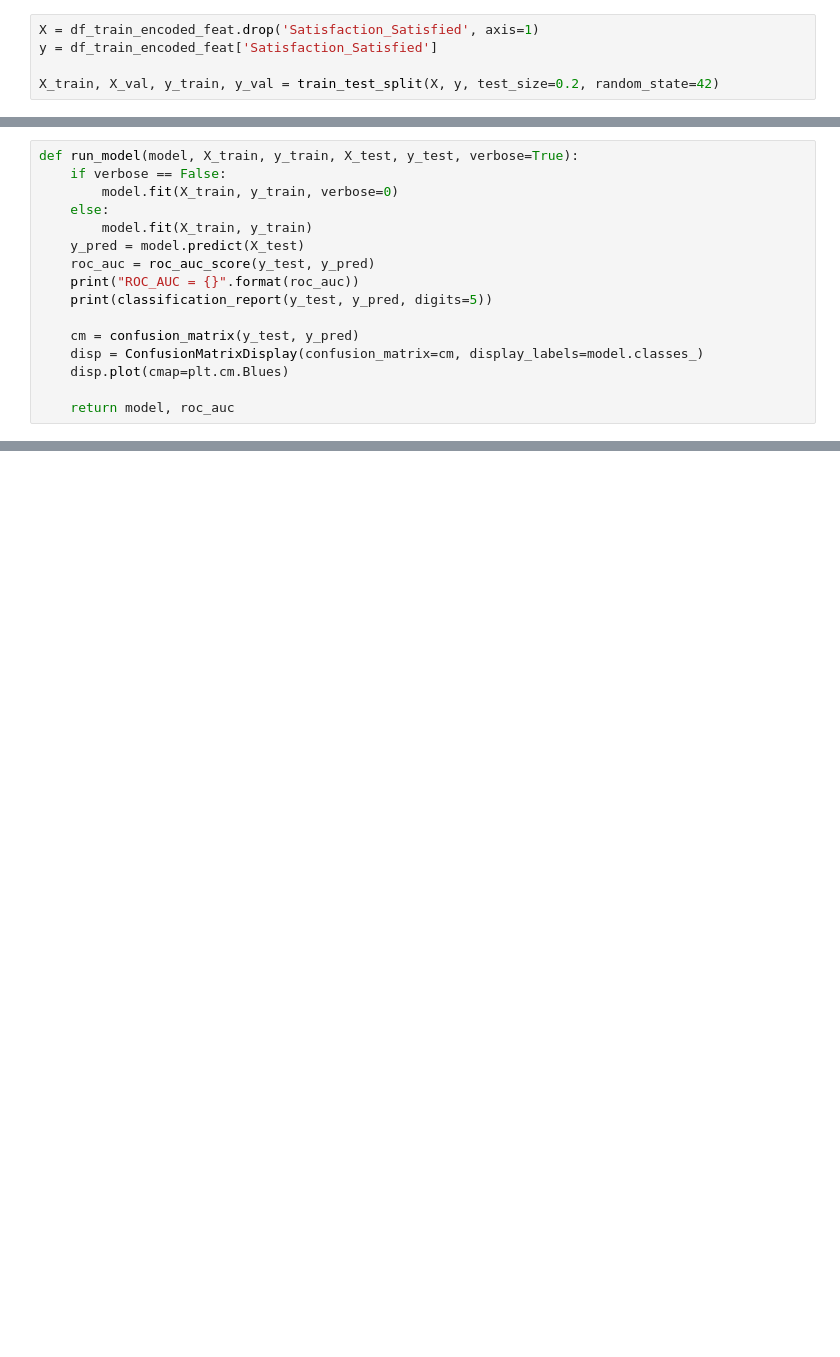
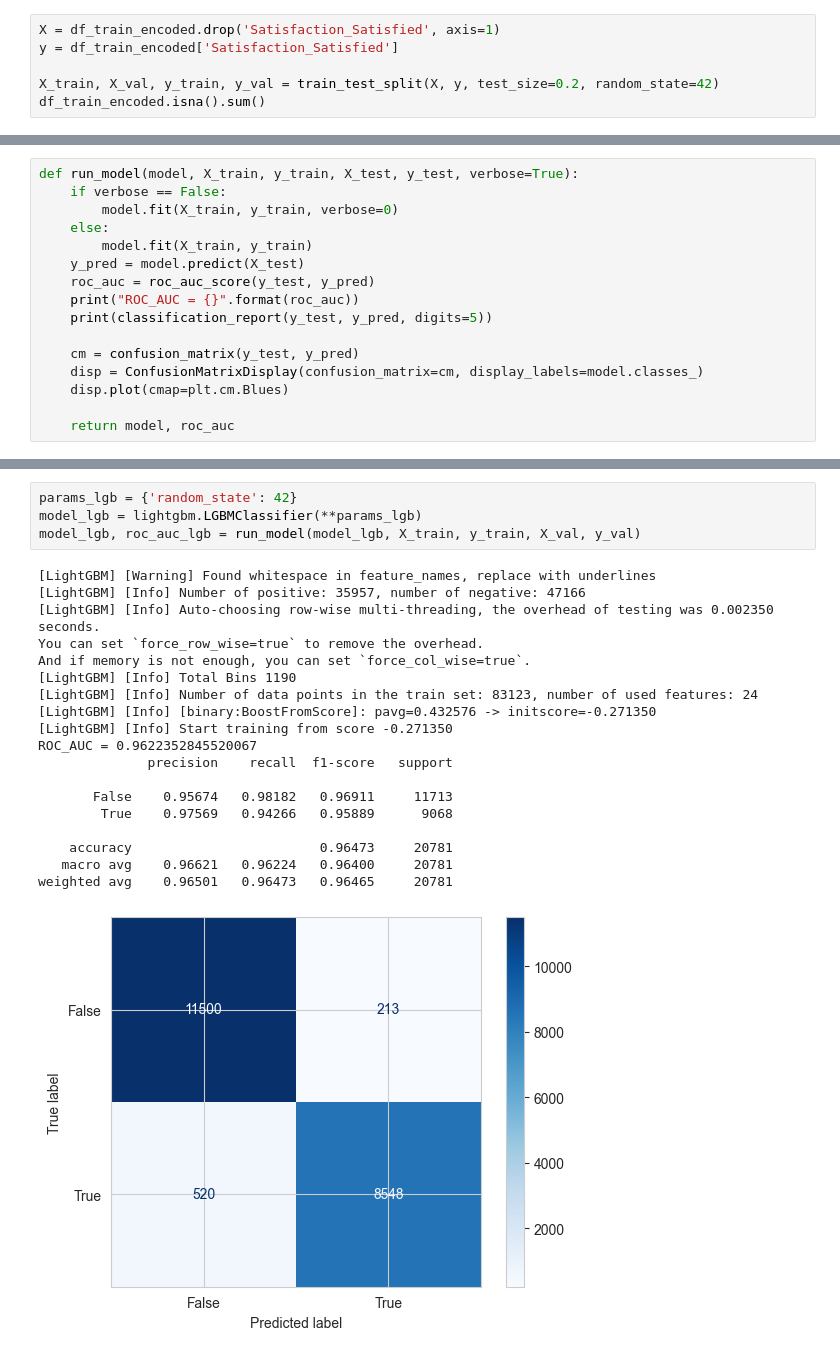
Before and after one commit to Paulaszka/data_science_task, a Jupyter notebook: Notebook.ipynb, the cells around one changed output, grey strips where cells are left out. Saved outputs shown, nothing was run; the diff lists cells and outputs as text; blank space fills up the shorter version.

```diff
--- a/Notebook.ipynb
+++ b/Notebook.ipynb
@@ -377,7 +389,8 @@ df_train_encoded_feat
 # %% [markdown]
 #### 10. Zbadaj skuteczność pięciu różnych klasyfikatorów. Zastosuj walidację krzyżową.
 # %%
-X = df_train_encoded_feat.drop('Satisfaction_Satisfied', axis=1)
-y = df_train_encoded_feat['Satisfaction_Satisfied']
+X = df_train_encoded.drop('Satisfaction_Satisfied', axis=1)
+y = df_train_encoded['Satisfaction_Satisfied']
 
 X_train, X_val, y_train, y_val = train_test_split(X, y, test_size=0.2, random_state=42)
+df_train_encoded.isna().sum()
@@ -419 +445,25 @@ weighted avg    0.95947   0.95915   0.95905     20781
 [figure]
+# %%
+params_lgb = {'random_state': 42}
+model_lgb = lightgbm.LGBMClassifier(**params_lgb)
+model_lgb, roc_auc_lgb = run_model(model_lgb, X_train, y_train, X_val, y_val)
+# %% [output]
+[LightGBM] [Warning] Found whitespace in feature_names, replace with underlines
+[LightGBM] [Info] Number of positive: 35957, number of negative: 47166
+[LightGBM] [Info] Auto-choosing row-wise multi-threading, the overhead of testing was 0.002350 seconds.
+You can set `force_row_wise=true` to remove the overhead.
+And if memory is not enough, you can set `force_col_wise=true`.
+[LightGBM] [Info] Total Bins 1190
+[LightGBM] [Info] Number of data points in the train set: 83123, number of used features: 24
+[LightGBM] [Info] [binary:BoostFromScore]: pavg=0.432576 -> initscore=-0.271350
+[LightGBM] [Info] Start training from score -0.271350
+ROC_AUC = 0.9622352845520067
+              precision    recall  f1-score   support
+
+       False    0.95674   0.98182   0.96911     11713
+        True    0.97569   0.94266   0.95889      9068
+
+    accuracy                        0.96473     20781
+   macro avg    0.96621   0.96224   0.96400     20781
+weighted avg    0.96501   0.96473   0.96465     20781
+[figure, added]
```
Also changed, not shown: parts of 8 cells of this notebook.
